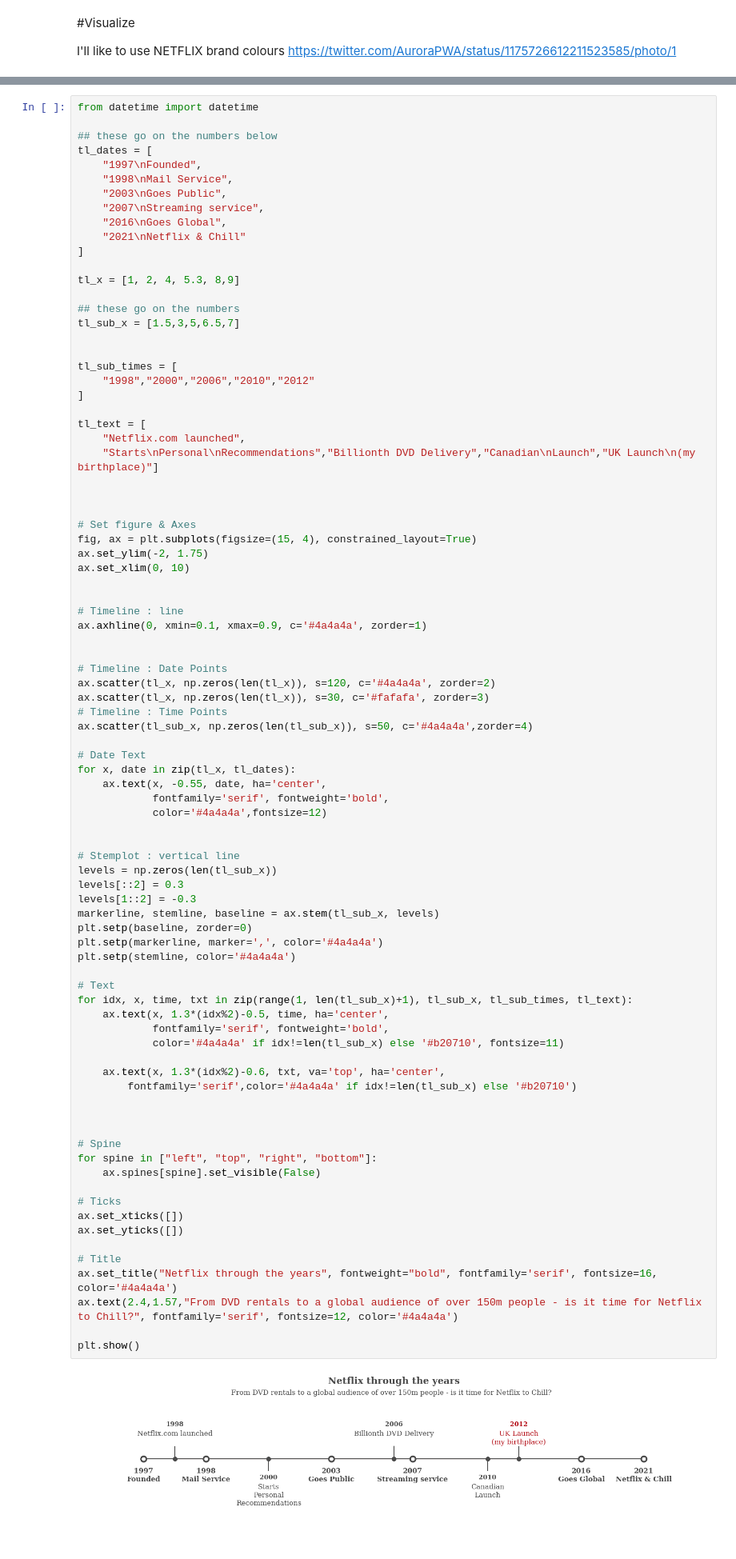
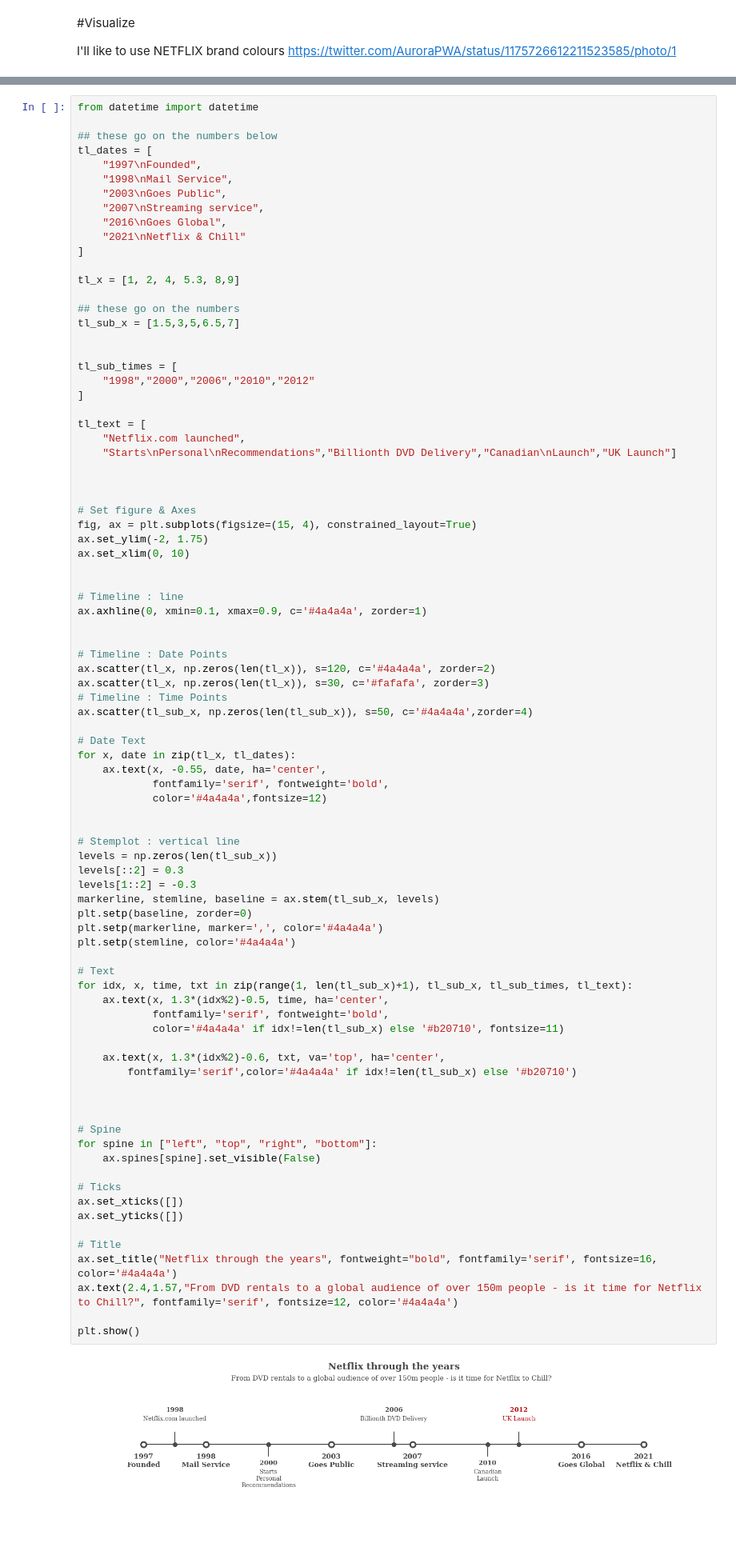
Before and after one commit to ashishakonnur/Netflix-EDA, a Jupyter notebook: Nextflix_Visualization.ipynb, the cells around one changed output, grey strips where cells are left out. Shown at 80% size. Saved outputs shown, nothing was run; the diff lists cells and outputs as text.

```diff
--- a/Nextflix_Visualization.ipynb
+++ b/Nextflix_Visualization.ipynb
@@ -160,7 +160,7 @@ tl_sub_times = [
 
 tl_text = [
     "Netflix.com launched",
-    "Starts\nPersonal\nRecommendations","Billionth DVD Delivery","Canadian\nLaunch","UK Launch\n(my birthplace)"]
+    "Starts\nPersonal\nRecommendations","Billionth DVD Delivery","Canadian\nLaunch","UK Launch"]
 
 
 
@@ -194,34 +194,34 @@ levels[1::2] = -0.3
 markerline, stemline, baseline = ax.stem(tl_sub_x, levels)
 plt.setp(baseline, zorder=0)
 plt.setp(markerline, marker=',', color='#4a4a4a')
 plt.setp(stemline, color='#4a4a4a')
 
 # Text
 for idx, x, time, txt in zip(range(1, len(tl_sub_x)+1), tl_sub_x, tl_sub_times, tl_text):
     ax.text(x, 1.3*(idx%2)-0.5, time, ha='center',
             fontfamily='serif', fontweight='bold',
             color='#4a4a4a' if idx!=len(tl_sub_x) else '#b20710', fontsize=11)
 
     ax.text(x, 1.3*(idx%2)-0.6, txt, va='top', ha='center',
         fontfamily='serif',color='#4a4a4a' if idx!=len(tl_sub_x) else '#b20710')
 
 
 
 # Spine
 for spine in ["left", "top", "right", "bottom"]:
     ax.spines[spine].set_visible(False)
 
 # Ticks
 ax.set_xticks([])
 ax.set_yticks([])
 
 # Title
 ax.set_title("Netflix through the years", fontweight="bold", fontfamily='serif', fontsize=16, color='#4a4a4a')
 ax.text(2.4,1.57,"From DVD rentals to a global audience of over 150m people - is it time for Netflix to Chill?", fontfamily='serif', fontsize=12, color='#4a4a4a')
 
 plt.show()
 # %% [output]
-[figure, old version]
+[figure, new version]
 # %% [markdown]
 # Content
 
```
Also changed, not shown: parts of 14 cells of this notebook.
